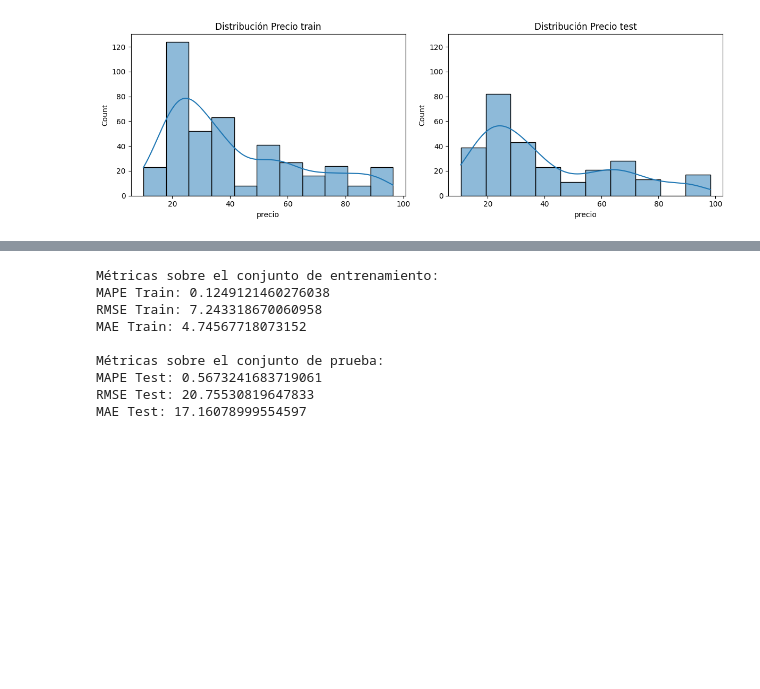
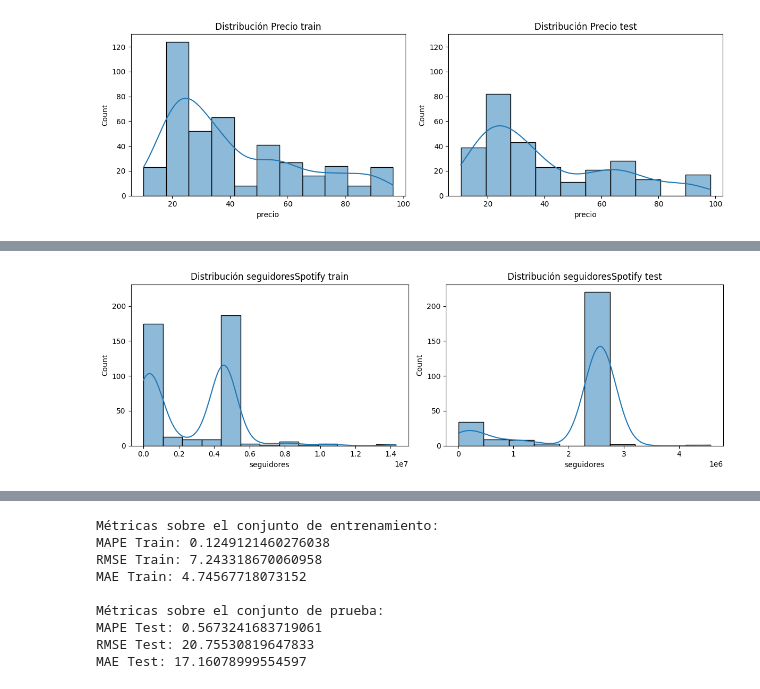
Before and after one commit to yushyng/proyecto_aa, a Jupyter notebook: src/Despliegue/MaxPrice/DespliegueMaxPriceRandomForest.ipynb, the cells around one changed output, grey strips where cells are left out. Saved outputs shown, nothing was run; the diff lists cells and outputs as text; code cells hidden in the pictures; blank space fills up the shorter version.

```diff
--- a/src/Despliegue/MaxPrice/DespliegueMaxPriceRandomForest.ipynb
+++ b/src/Despliegue/MaxPrice/DespliegueMaxPriceRandomForest.ipynb
@@ -64,0 +128,22 @@ plt.show()
+# %%
+fig, (ax1, ax2) = plt.subplots(nrows=1, ncols=2, figsize=(12, 4))
+
+sns.histplot(data=data_train, x='seguidoresSpotify', kde=True, ax=ax1)
+ax1.set_title("Distribución seguidoresSpotify train")
+ax1.set_xlabel('seguidores')
+
+sns.histplot(data=data_test, x='seguidoresSpotify', kde=True, ax=ax2)
+ax2.set_title("Distribución seguidoresSpotify test")
+ax2.set_xlabel('seguidores')
+
+# Encontrar el valor máximo de y en ambos gráficos
+y_max = max(ax1.get_ylim()[1], ax2.get_ylim()[1])
+
+# Establecer el mismo límite para ambos ejes y
+ax1.set_ylim(0, y_max)
+ax2.set_ylim(0, y_max)
+
+plt.tight_layout()
+plt.show()
+# %% [output]
+[figure, added]
```
Also changed, not shown: parts of 24 cells of this notebook, 2 other files.
